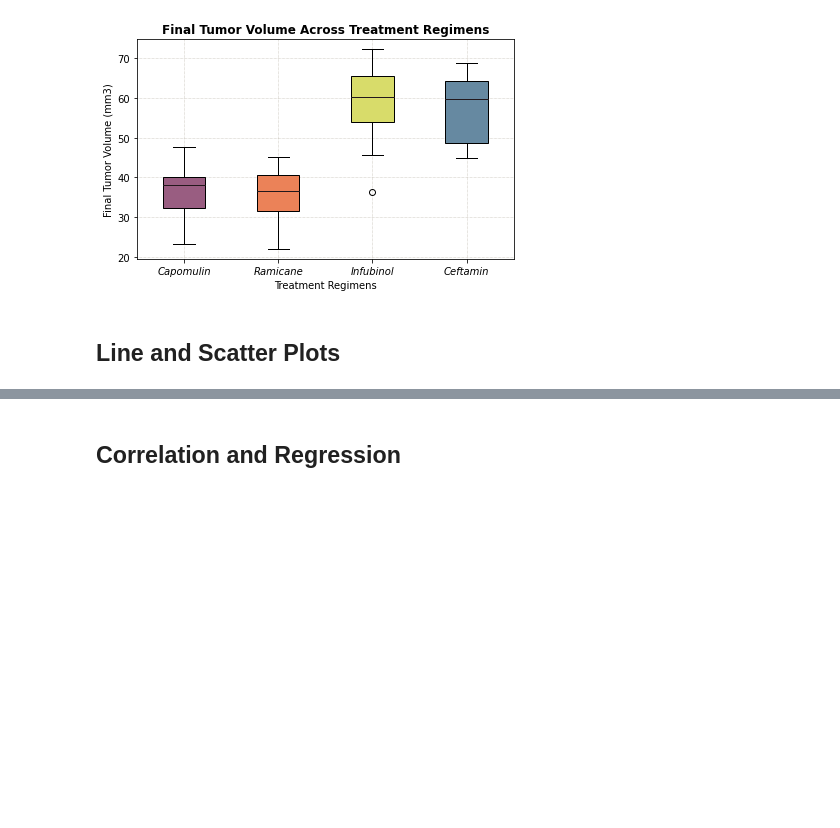
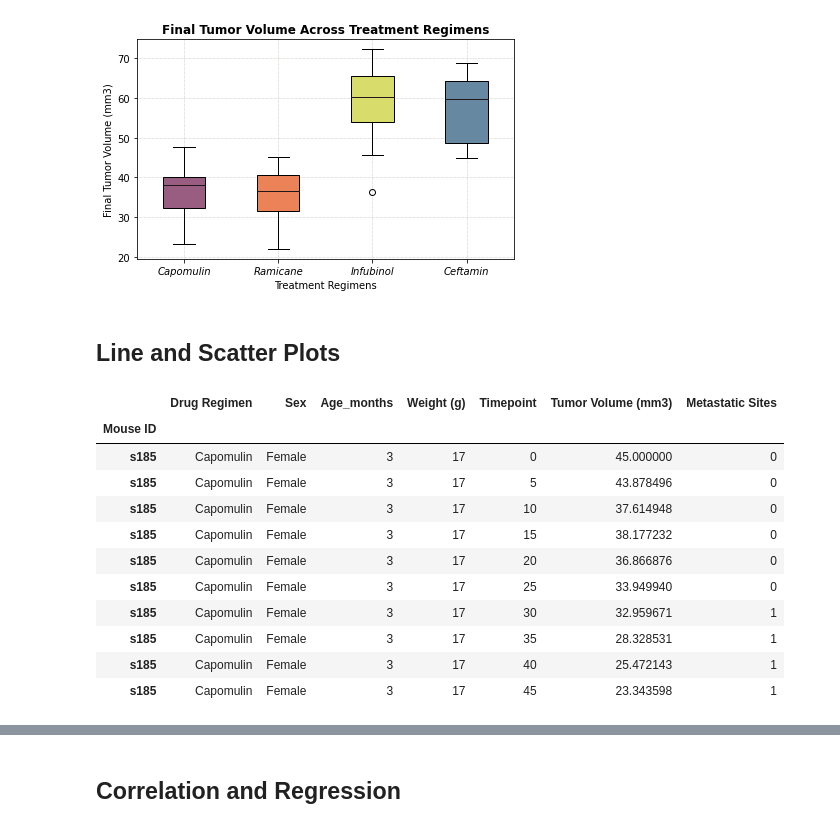
Before and after one commit to austin3216/matplotlib-challenge, a Jupyter notebook: pymaceuticals_starter.ipynb, the cells around one changed output, grey strips where cells are left out. Cells and saved outputs as stored; diff of their text form; code cells hidden in the pictures; blank space fills up the shorter version.

```diff
--- a/pymaceuticals_starter.ipynb
+++ b/pymaceuticals_starter.ipynb
@@ -348,0 +348,26 @@ plt.show()
+# %%
+# Generate a line plot of tumor volume vs. time point for a mouse treated with Capomulin
+
+# get mouse data only for Capomulin
+capo_df = mouse_study_clean.loc[(mouse_study_clean['Drug Regimen'] == 'Capomulin')]
+
+# set the index to Mouse ID to pull a single mouse dataset for plotting
+capo_df.set_index('Mouse ID', inplace=True)
+
+# filter data for a single Mouse ID
+capo_df_s185 = capo_df.loc['s185':'s185', :]
+
+capo_df_s185
+# %% [output]
+|  | Drug Regimen | Sex | Age_months | Weight (g) | Timepoint | Tumor Volume (mm3) | Metastatic Sites |
+| Mouse ID |  |  |  |  |  |  |  |
+| s185 | Capomulin | Female | 3 | 17 | 0 | 45.000000 | 0 |
+| s185 | Capomulin | Female | 3 | 17 | 5 | 43.878496 | 0 |
+| s185 | Capomulin | Female | 3 | 17 | 10 | 37.614948 | 0 |
+| s185 | Capomulin | Female | 3 | 17 | 15 | 38.177232 | 0 |
+| s185 | Capomulin | Female | 3 | 17 | 20 | 36.866876 | 0 |
+| s185 | Capomulin | Female | 3 | 17 | 25 | 33.949940 | 0 |
+| s185 | Capomulin | Female | 3 | 17 | 30 | 32.959671 | 1 |
+| s185 | Capomulin | Female | 3 | 17 | 35 | 28.328531 | 1 |
+| s185 | Capomulin | Female | 3 | 17 | 40 | 25.472143 | 1 |
+| s185 | Capomulin | Female | 3 | 17 | 45 | 23.343598 | 1 |
```
Also changed, not shown: parts of 3 cells of this notebook.
